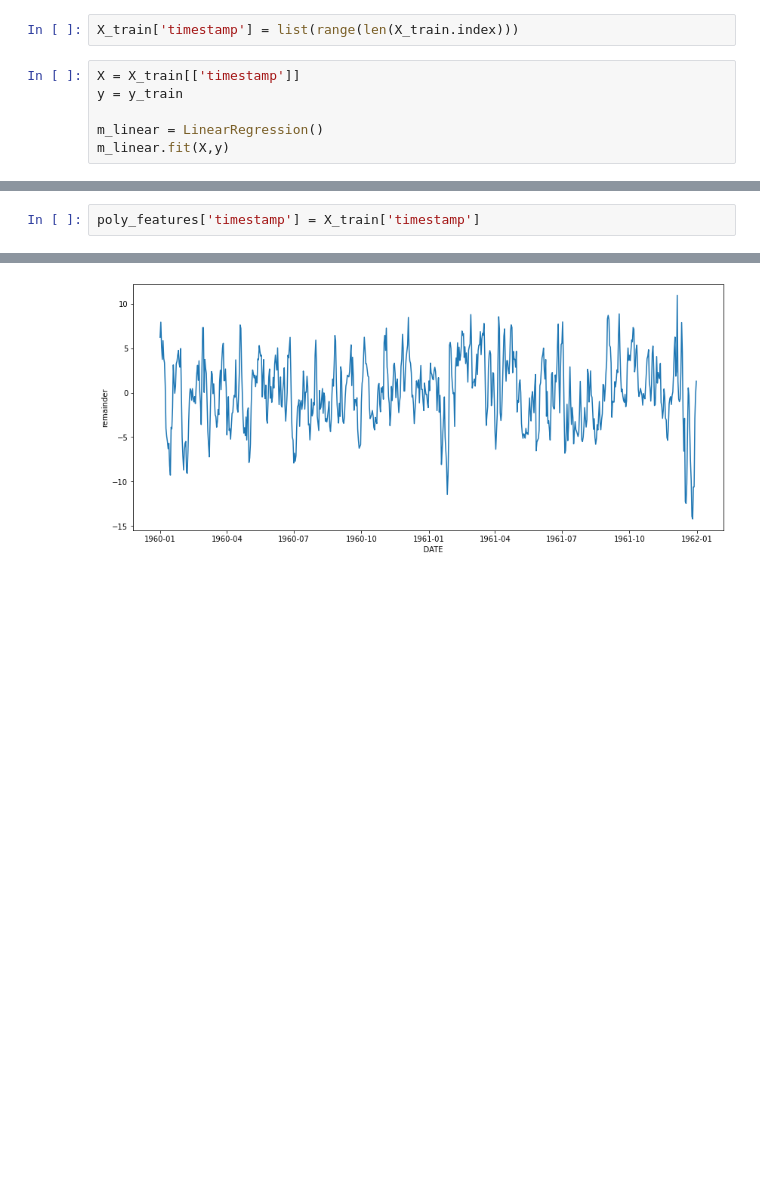
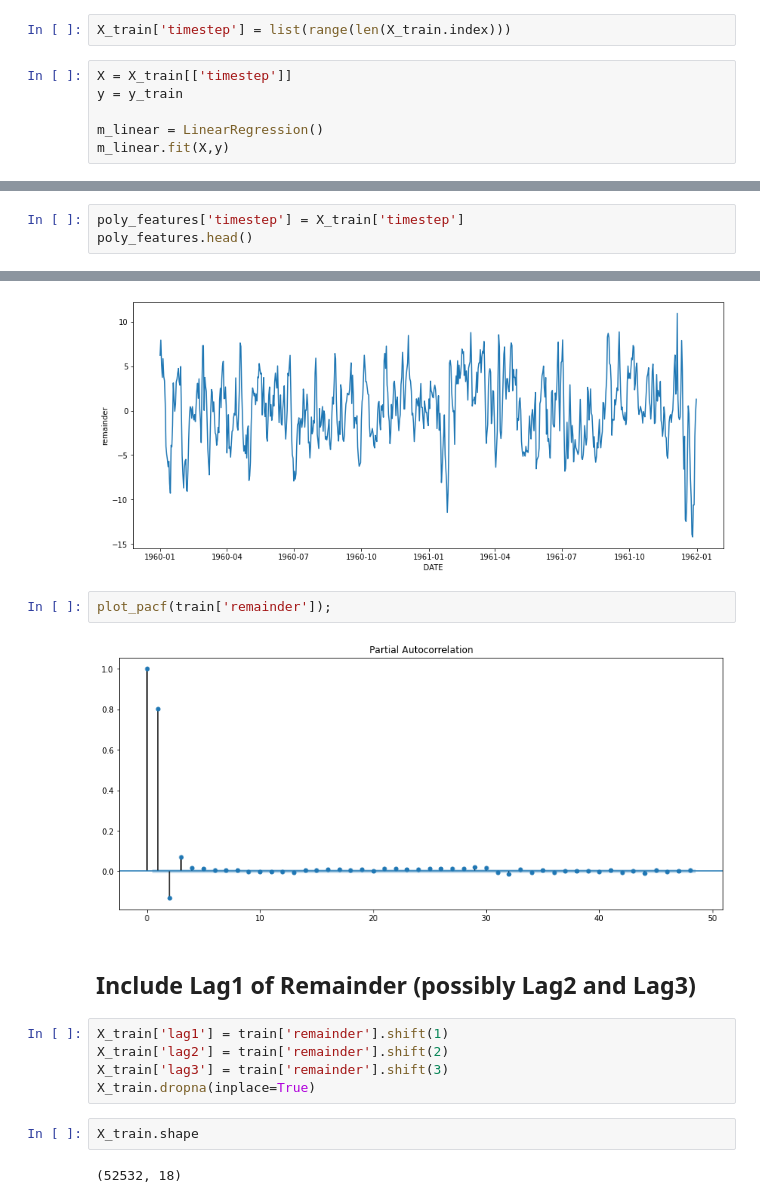
Before and after one commit to mfriebel/DS_projects, a Jupyter notebook: week05/projekt_wk_05_MF.ipynb, the cells around one changed output, grey strips where cells are left out. Drawn from its saved outputs; the diff is of its cells as text; blank space fills up the shorter version.

```diff
--- a/week05/projekt_wk_05_MF.ipynb
+++ b/week05/projekt_wk_05_MF.ipynb
@@ -158,9 +117,9 @@ sns.lineplot(x='year', y='temp', data=train.resample('Y').mean())
 # %% [markdown]
 ### Linear trend
 # %%
-X_train['timestamp'] = list(range(len(X_train.index)))
+X_train['timestep'] = list(range(len(X_train.index)))
 # %%
-X = X_train[['timestamp']]
+X = X_train[['timestep']]
 y = y_train
 
 m_linear = LinearRegression()
@@ -237,5 +192,6 @@ poly_features.head()
 | 1876-01-03 | 1.0 | 1.0 | 1.0 | 1.0 |
 | 1876-01-04 | 1.0 | 1.0 | 1.0 | 1.0 |
 | 1876-01-05 | 1.0 | 1.0 | 1.0 | 1.0 |
-# %%
-poly_features['timestamp'] = X_train['timestamp']
+# %%
+poly_features['timestep'] = X_train['timestep']
+poly_features.head()
@@ -268,3 +232,18 @@ sns.lineplot(x=train['1960':'1961'].index, y='remainder', data=train['1960':'196
 # %% [output]
 <matplotlib.axes._subplots.AxesSubplot at 0x...>
 [figure]
+# %%
+plot_pacf(train['remainder']);
+# %% [output]
+[figure, added]
+# %% [markdown]
+## Include Lag1 of Remainder (possibly Lag2 and Lag3)
+# %%
+X_train['lag1'] = train['remainder'].shift(1)
+X_train['lag2'] = train['remainder'].shift(2)
+X_train['lag3'] = train['remainder'].shift(3)
+X_train.dropna(inplace=True)
+# %%
+X_train.shape
+# %% [output]
+(52532, 18)
```
Also changed, not shown: parts of 13 cells of this notebook.
